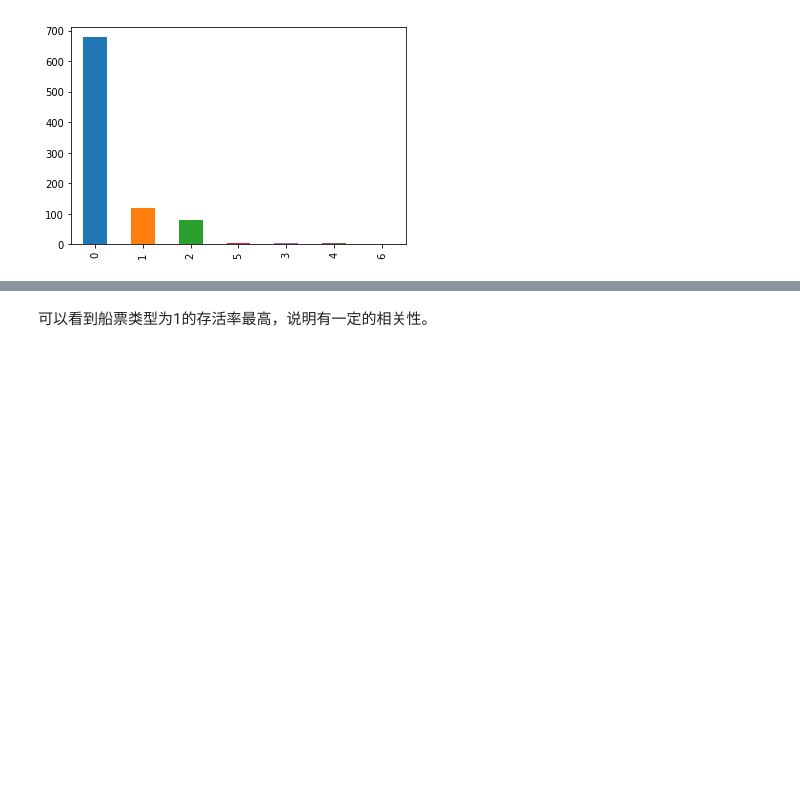
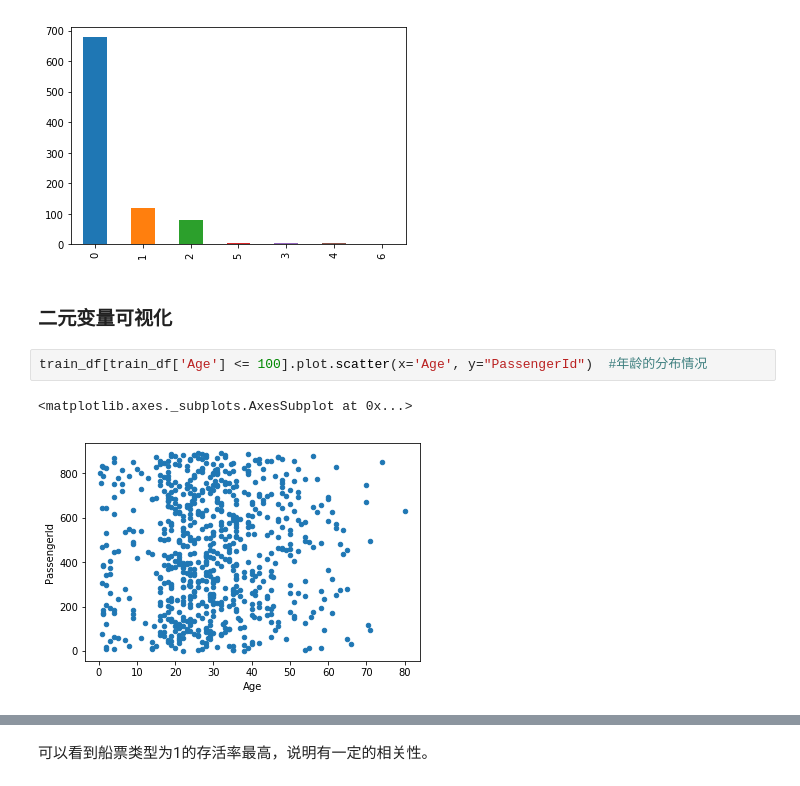
Before and after one commit to yunshuipiao/sw-kaggle, a Jupyter notebook: titanic/01.ipynb, the cells around one changed output, grey strips where cells are left out. Cells and saved outputs as stored; diff of their text form; blank space fills up the shorter version.

```diff
--- a/titanic/01.ipynb
+++ b/titanic/01.ipynb
@@ -369,3 +369,10 @@ train_df['Parch'].value_counts().plot.bar()
 # %% [output]
 <matplotlib.axes._subplots.AxesSubplot at 0x...>
 [figure]
+# %% [markdown]
+### 二元变量可视化
+# %%
+train_df[train_df['Age'] <= 100].plot.scatter(x='Age', y="PassengerId")  #年龄的分布情况
+# %% [output]
+<matplotlib.axes._subplots.AxesSubplot at 0x...>
+[figure, added]
```
Also changed, not shown: parts of 26 cells of this notebook, 1 other file.
